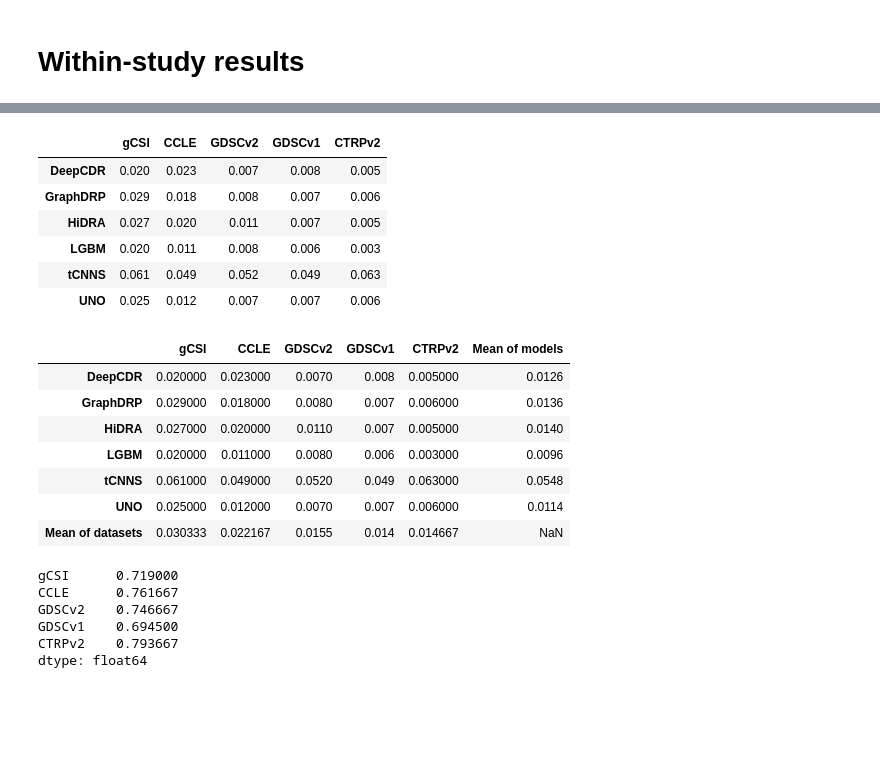
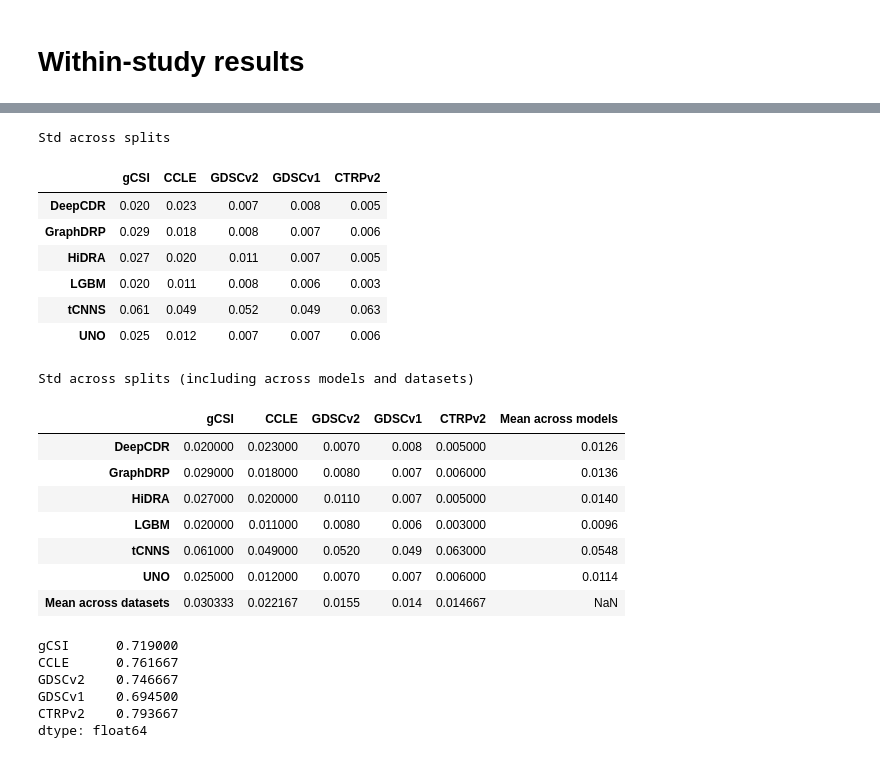
Before and after one commit to adpartin/cross-dataset-drp-paper, a Jupyter notebook: postprocess_plot.ipynb, the cells around one changed output, grey strips where cells are left out. Cells and saved outputs as stored; diff of their text form; code cells hidden in the pictures; blank space fills up the shorter version.

```diff
--- a/postprocess_plot.ipynb
+++ b/postprocess_plot.ipynb
@@ -155,34 +160,39 @@ display(df_mean)
 # %%
+print('Std across splits')
 display(df_std)
 
 # Add new row to df_mean containing the mean of each column
 datasets_std = df_std.mean(axis=0)
-df_std.loc['Mean of datasets'] = datasets_std
+df_std.loc['Mean across datasets'] = datasets_std
 
 # Add new column to df_mean containing the mean of each row
 models_std = df_std.mean(axis=1)
-df_std['Mean of models'] = models_std
+df_std['Mean across models'] = models_std
 
 # Assign NA to cell of (mean_dataset, mean_model)
-df_std.loc['Mean of datasets', 'Mean of models'] = np.nan
+df_std.loc['Mean across datasets', 'Mean across models'] = np.nan
+df_std.to_csv(input_for_llm_dir / f'{metric_name}_std_within_study_all_models.csv')
 
+print('Std across splits (including across models and datasets)')
 display(df_std)
 # %% [output]
+Std across splits
 |  | gCSI | CCLE | GDSCv2 | GDSCv1 | CTRPv2 |
 | DeepCDR | 0.020 | 0.023 | 0.007 | 0.008 | 0.005 |
 | GraphDRP | 0.029 | 0.018 | 0.008 | 0.007 | 0.006 |
 | HiDRA | 0.027 | 0.020 | 0.011 | 0.007 | 0.005 |
 | LGBM | 0.020 | 0.011 | 0.008 | 0.006 | 0.003 |
 | tCNNS | 0.061 | 0.049 | 0.052 | 0.049 | 0.063 |
 | UNO | 0.025 | 0.012 | 0.007 | 0.007 | 0.006 |
+Std across splits (including across models and datasets)
-|  | gCSI | CCLE | GDSCv2 | GDSCv1 | CTRPv2 | Mean of models |
+|  | gCSI | CCLE | GDSCv2 | GDSCv1 | CTRPv2 | Mean across models |
 | DeepCDR | 0.020000 | 0.023000 | 0.0070 | 0.008 | 0.005000 | 0.0126 |
 | GraphDRP | 0.029000 | 0.018000 | 0.0080 | 0.007 | 0.006000 | 0.0136 |
 | HiDRA | 0.027000 | 0.020000 | 0.0110 | 0.007 | 0.005000 | 0.0140 |
 | LGBM | 0.020000 | 0.011000 | 0.0080 | 0.006 | 0.003000 | 0.0096 |
 | tCNNS | 0.061000 | 0.049000 | 0.0520 | 0.049 | 0.063000 | 0.0548 |
 | UNO | 0.025000 | 0.012000 | 0.0070 | 0.007 | 0.006000 | 0.0114 |
-| Mean of datasets | 0.030333 | 0.022167 | 0.0155 | 0.014 | 0.014667 | NaN |
+| Mean across datasets | 0.030333 | 0.022167 | 0.0155 | 0.014 | 0.014667 | NaN |
 # %%
 datasets_mean
 # %% [output]
```
Also changed, not shown: parts of 29 cells of this notebook, 1 other file.
